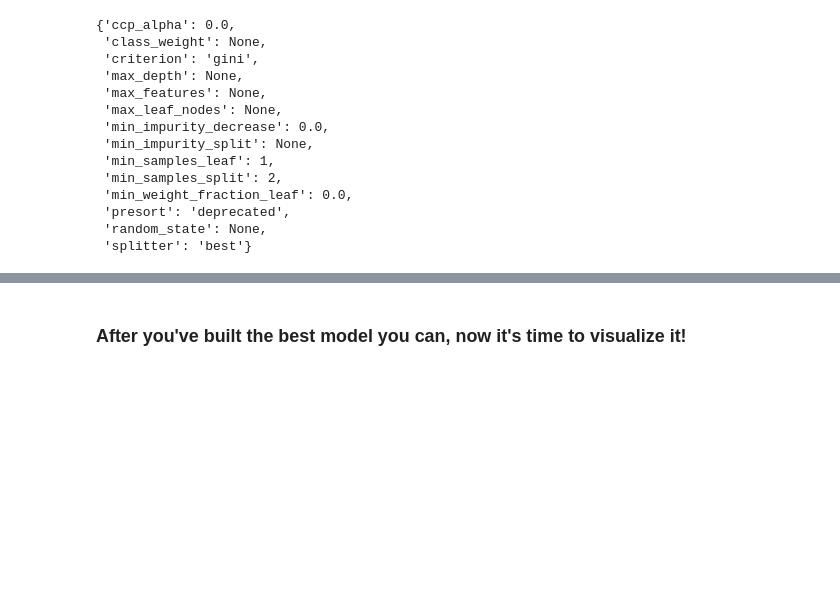
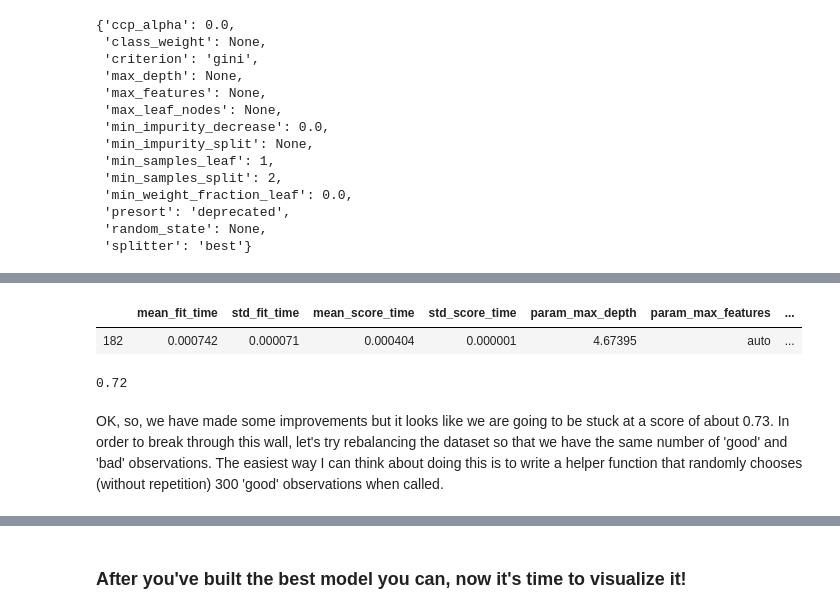
Before and after one commit to gperdrizet/tree-based_algorithms, a Jupyter notebook: Mini_Project_Tree-Based_Algorithms.ipynb, the cells around one changed output, grey strips where cells are left out. Cells and saved outputs as stored; diff of their text form; code cells hidden in the pictures; blank space fills up the shorter version.

```diff
--- a/Mini_Project_Tree-Based_Algorithms.ipynb
+++ b/Mini_Project_Tree-Based_Algorithms.ipynb
@@ -135,23 +148,19 @@ Since this is my first brush with this, I will err on the side of throwing every
 # %%
-import numpy as np
-import scipy.stats as stats
-from time import time
-from sklearn.utils.fixes import loguniform
-from sklearn.model_selection import RandomizedSearchCV
-
 # initalize classifier
 tree_clf = DecisionTreeClassifier()
 
 # hyperparameter distributions
-param_dist = {'max_depth': range(2, 1000),
-             'max_features': ['auto', 'sqrt', 'log2', 'None'],
-             'max_leaf_nodes': range(2,5000),
-             'min_impurity_decrease': range(1,1000),
-             'min_samples_leaf': range(1,1000),
-             'min_samples_split': range(2,2000)}
+param_dist = {}
+param_dist = {'max_depth': loguniform(2, 10),
+              'max_features': ['auto', 'sqrt', 'log2', 'None'],
+              'max_leaf_nodes': range(2,1000),
+              'min_impurity_decrease': loguniform(0.000000001,0.01),
+              'min_samples_leaf': range(1,1000),
+              'min_samples_split': range(2,1000)
+              }
 
 # run randomized search
-n_iter_search = 100000
+n_iter_search = 50000
 num_jobs = 14
 
 random_search = RandomizedSearchCV(tree_clf,
@@ -194,0 +196,12 @@ plt.show()
+# %%
+winner = results[results['rank_test_score'] == results['rank_test_score'].min()]
+winner
+# %% [output]
+|  | mean_fit_time | std_fit_time | mean_score_time | std_score_time | param_max_depth | param_max_features | ... |
+| 182 | 0.000742 | 0.000071 | 0.000404 | 0.000001 | 4.67395 | auto | ... |
+# %%
+print(accuracy_score(best_model.predict(x_test), y_test))
+# %% [output]
+0.72
+# %% [markdown]
+OK, so, we have made some improvements but it looks like we are going to be stuck at a score of about 0.73. In order to break through this wall, let's try rebalancing the dataset so that we have the same number of 'good' and 'bad' observations. The easiest way I can think about doing this is to write a helper function that randomly chooses (without repetition) 300 'good' observations when called.
```
Also changed, not shown: parts of 12 cells of this notebook.
